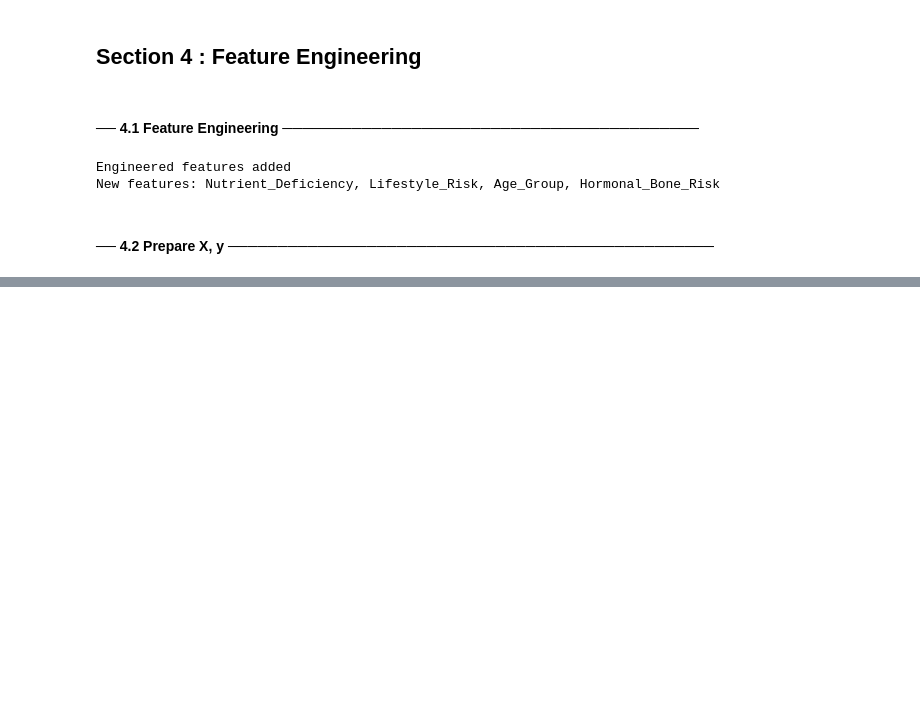
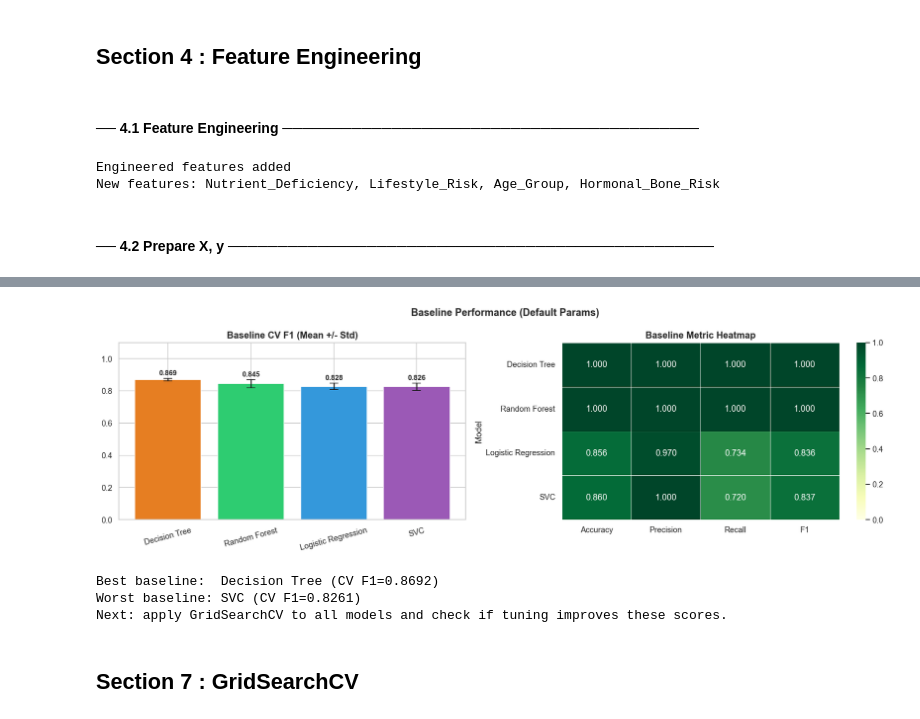
Before and after one commit to afeefanver/Osteoporosis-Risk-Prediction, a Jupyter notebook: Model Train(Oesto).ipynb, the cells around one changed output, grey strips where cells are left out. Drawn from its saved outputs; the diff is of its cells as text; code cells hidden in the pictures; blank space fills up the shorter version.

```diff
--- a/Model Train(Oesto).ipynb
+++ b/Model Train(Oesto).ipynb
@@ -140,0 +204,7 @@ Series([], Name: count, dtype: int64)
+# %%
+baseline_configs = {
+    'Logistic Regression': LogisticRegression(max_iter=1000, random_state=RANDOM_STATE),
+    'Decision Tree':       DecisionTreeClassifier(random_state=RANDOM_STATE),
+    'Random Forest':       RandomForestClassifier(random_state=RANDOM_STATE),
+    'SVC':                 SVC(probability=True, random_state=RANDOM_STATE),
+}
@@ -140,0 +219,13 @@ Series([], Name: count, dtype: int64)
+# %%
+def get_metrics(model, X_tr, y_tr):
+    y_pred = model.predict(X_tr)
+    report = classification_report(y_tr, y_pred, output_dict=True)
+    return {
+        'Accuracy':  round(accuracy_score(y_tr, y_pred), 4),
+        'Precision': round(report['1']['precision'], 4),
+        'Recall':    round(report['1']['recall'], 4),
+        'F1':        round(report['1']['f1-score'], 4),
+    }
+
+baseline_results  = []
+fitted_baselines  = {}
@@ -140,0 +276,34 @@ Series([], Name: count, dtype: int64)
+# %%
+fig, axes = plt.subplots(1, 2, figsize=(16, 5))
+
+# CV F1 with error bars
+mnames = baseline_df['Model'].tolist()
+cols   = [MODEL_COLORS[m] for m in mnames]
+axes[0].bar(mnames, baseline_df['CV F1 Mean'], yerr=baseline_df['CV F1 Std'],
+            color=cols, edgecolor='white', capsize=6)
+axes[0].set_title('Baseline CV F1 (Mean +/- Std)', fontsize=13, fontweight='bold')
+axes[0].set_ylim(0, 1.1)
+axes[0].tick_params(axis='x', rotation=15)
+for i, (m, s) in enumerate(zip(baseline_df['CV F1 Mean'], baseline_df['CV F1 Std'])):
+    axes[0].text(i, m+s+0.02, f'{m:.3f}', ha='center', fontsize=10, fontweight='bold')
+
+# Metric heatmap
+heat = baseline_df.set_index('Model')[['Accuracy','Precision','Recall','F1']]
+sns.heatmap(heat, annot=True, fmt='.3f', cmap='YlGn', ax=axes[1],
+            linewidths=0.5, vmin=0, vmax=1)
+axes[1].set_title('Baseline Metric Heatmap', fontsize=13, fontweight='bold')
+
+plt.suptitle('Baseline Performance (Default Params)', fontsize=14, fontweight='bold')
+plt.tight_layout()
+plt.show()
+
+print(f'Best baseline:  {baseline_df.iloc[0]["Model"]} (CV F1={baseline_df.iloc[0]["CV F1 Mean"]:.4f})')
+print(f'Worst baseline: {baseline_df.iloc[-1]["Model"]} (CV F1={baseline_df.iloc[-1]["CV F1 Mean"]:.4f})')
+print('Next: apply GridSearchCV to all models and check if tuning improves these scores.')
+# %% [output]
+[figure, added]
+Best baseline:  Decision Tree (CV F1=0.8692)
+Worst baseline: SVC (CV F1=0.8261)
+Next: apply GridSearchCV to all models and check if tuning improves these scores.
+# %% [markdown]
+## Section 7 : GridSearchCV
```
Also changed, not shown: parts of 42 cells of this notebook.
